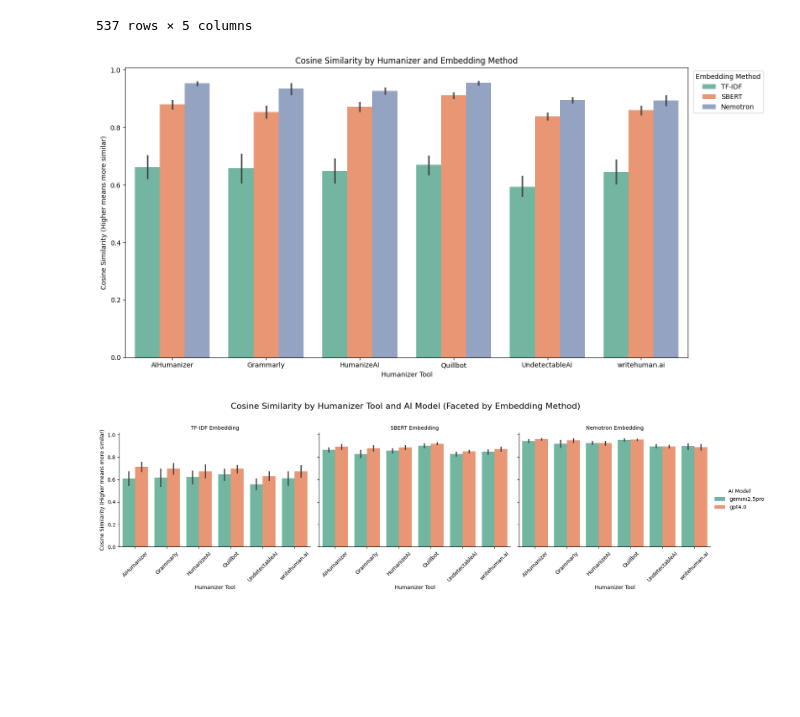
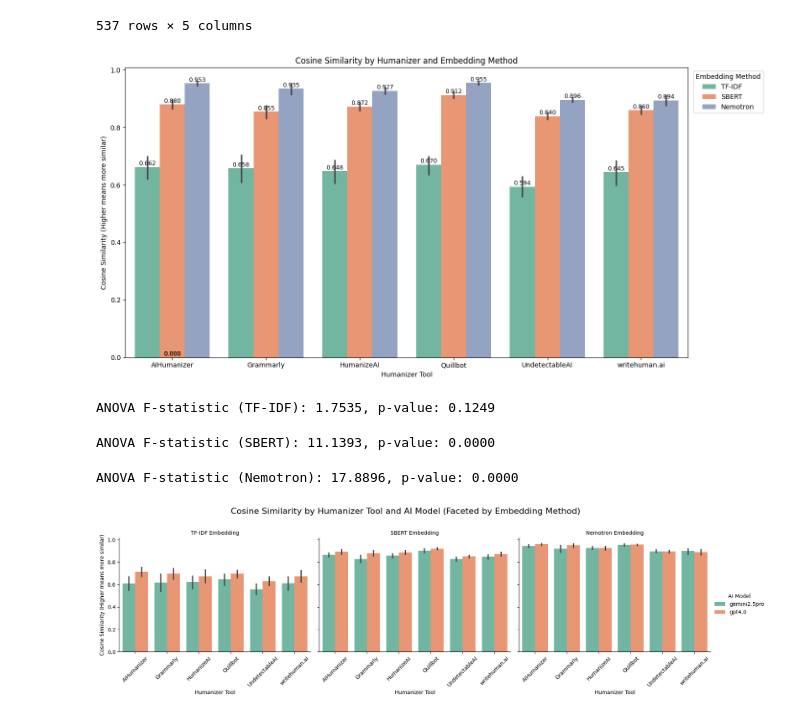
Before and after one commit to warit-tee/FYP, a Jupyter notebook: cosine-similarity/cosim-results.ipynb, the cells around one changed output. Drawn from its saved outputs; the diff is of its cells as text; code cells hidden in the pictures; blank space fills up the shorter version.

```diff
--- a/cosine-similarity/cosim-results.ipynb
+++ b/cosine-similarity/cosim-results.ipynb
@@ -116,15 +116,43 @@ melted_df
 # %%
 plt.rcParams['figure.figsize'] = (14, 7)
 plt.figure()
 sns.barplot(data=melted_df, x='humanizer', y='Cosine Similarity', hue='Embedding Method')
 plt.title('Cosine Similarity by Humanizer and Embedding Method')
 plt.ylabel('Cosine Similarity (Higher means more similar)')
 plt.xlabel('Humanizer Tool')
 plt.legend(title='Embedding Method', loc='upper right', bbox_to_anchor=(1.14, 1))
+# show three decimal places for cosine similarity on top of chart bars
+for p in plt.gca().patches:
+    plt.gca().annotate(f'{p.get_height():.3f}', (p.get_x() + p.get_width() / 2., p.get_height()),
+                       ha='center', va='center', fontsize=9, color='black', xytext=(0, 5),
+                       textcoords='offset points')
 plt.tight_layout()
 plt.show()
 # %% [output]
-[figure, old version]
+[figure, new version]
+# %%
+# conduct ANOVA test to see if there is a significant difference in cosine similarity scores between humanizers for each embedding method
+# TF-IDF
+import scipy.stats as stats
+anova_data_tfidf = [df_results_filtered[df_results_filtered['humanizer'] == humanizer]['TF-IDF'] for humanizer in df_results_filtered['humanizer'].unique()]
+f_statistic_tfidf, p_value_tfidf = stats.f_oneway(*anova_data_tfidf)
+print(f"ANOVA F-statistic (TF-IDF): {f_statistic_tfidf:.4f}, p-value: {p_value_tfidf:.4f}")
+# %% [output]
+ANOVA F-statistic (TF-IDF): 1.7535, p-value: 0.1249
+# %%
+# SBERT
+anova_data_sbert = [df_results_filtered[df_results_filtered['humanizer'] == humanizer]['SBERT'] for humanizer in df_results_filtered['humanizer'].unique()]
+f_statistic_sbert, p_value_sbert = stats.f_oneway(*anova_data_sbert)
+print(f"ANOVA F-statistic (SBERT): {f_statistic_sbert:.4f}, p-value: {p_value_sbert:.4f}")
+# %% [output]
+ANOVA F-statistic (SBERT): 11.1393, p-value: 0.0000
+# %%
+# Nemotron
+anova_data_nemotron = [df_results_filtered[df_results_filtered['humanizer'] == humanizer]['Nemotron'] for humanizer in df_results_filtered['humanizer'].unique()]
+f_statistic_nemotron, p_value_nemotron = stats.f_oneway(*anova_data_nemotron)
+print(f"ANOVA F-statistic (Nemotron): {f_statistic_nemotron:.4f}, p-value: {p_value_nemotron:.4f}")
+# %% [output]
+ANOVA F-statistic (Nemotron): 17.8896, p-value: 0.0000
 # %%
 g2 = sns.catplot(
     data=melted_df, x='humanizer', y='AI_Score', hue='AI_model',
```
Also changed, not shown: 5 other files.
